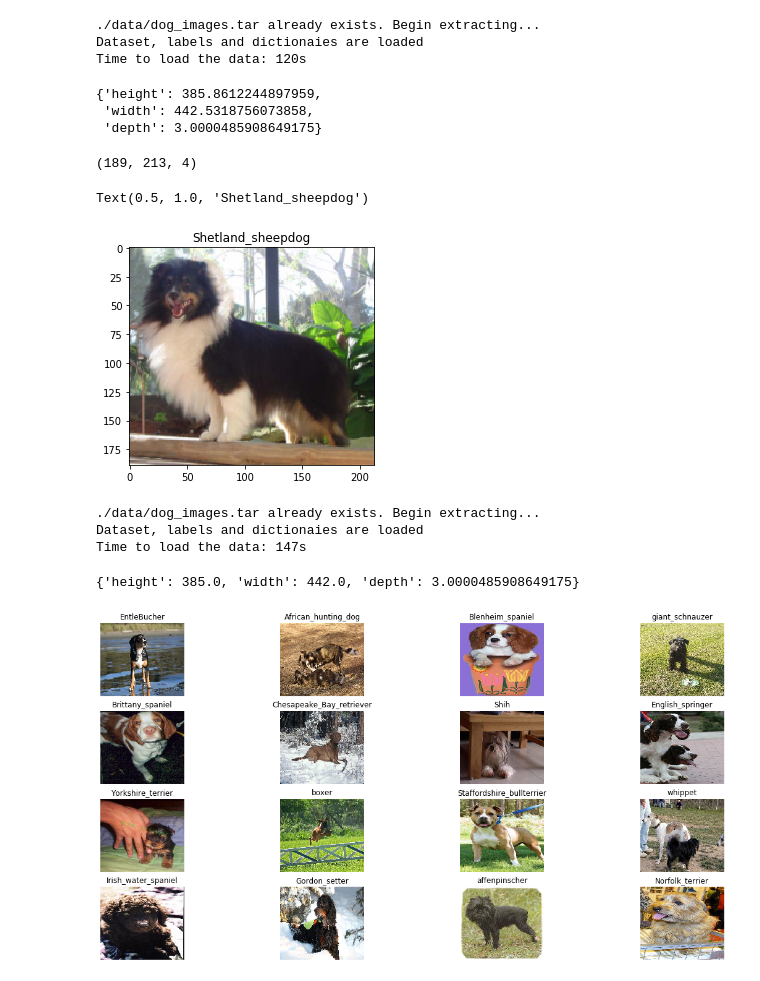
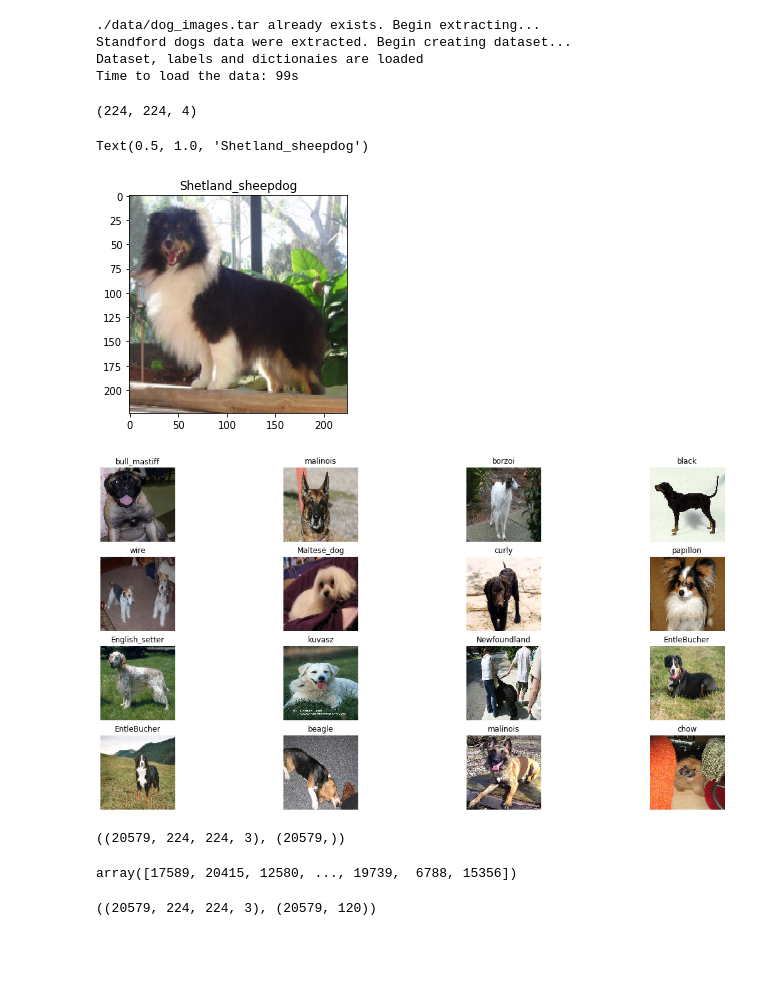
Before and after one commit to tcausero/e4040-2019Fall-Project-ATXY-tc3030-xh2439-aoj2103, a Jupyter notebook: final_project.ipynb, the cells around one changed output. Drawn from its saved outputs; the diff is of its cells as text; code cells hidden in the pictures; blank space fills up the shorter version.

```diff
--- a/final_project.ipynb
+++ b/final_project.ipynb
@@ -5,21 +9,12 @@ import matplotlib.pyplot as plt
 # %%
 t1 = time()
-data, labels, label_to_breed, breed_to_label = load_data()
+data, labels, label_to_breed, breed_to_label = load_data(width = 224, height = 224)
 print('Time to load the data: %ss' % int(time()-t1))
 # %% [output]
 ./data/dog_images.tar already exists. Begin extracting...
+Standford dogs data were extracted. Begin creating dataset...
 Dataset, labels and dictionaies are loaded
-Time to load the data: 120s
+Time to load the data: 99s
-# %%
-shape = {}
-shape['height'] = np.mean([data[i].shape[0] for i in range(len(data))])
-shape['width'] = np.mean([data[i].shape[1] for i in range(len(data))])
-shape['depth'] = np.mean([data[i].shape[2] for i in range(len(data))])
-shape
-# %% [output]
-{'height': 385.8612244897959,
- 'width': 442.5318756073858,
- 'depth': 3.0000485908649175}
 # %%
 #one image has a depth of 4
 errors, name_errors = [d for d in data if d.shape[2] != 3], [label_to_breed[labels[i]]
@@ -28,34 +23,38 @@ print(errors[0].shape)
 plt.imshow(errors[0])
 plt.title(name_errors[0])
 # %% [output]
-(189, 213, 4)
+(224, 224, 4)
 Text(0.5, 1.0, 'Shetland_sheepdog')
-[figure, old version]
+[figure, new version]
-# %%
-#change size of images (I took the mean)
-t1 = time()
-data, labels, label_to_breed, breed_to_label = load_data(width = 442, height = 385)
-print('Time to load the data: %ss' % int(time()-t1))
-# %% [output]
-./data/dog_images.tar already exists. Begin extracting...
-Dataset, labels and dictionaies are loaded
-Time to load the data: 147s
-# %%
-shape = {}
-shape['height'] = np.mean([data[i].shape[0] for i in range(len(data))])
-shape['width'] = np.mean([data[i].shape[1] for i in range(len(data))])
-shape['depth'] = np.mean([data[i].shape[2] for i in range(len(data))])
-shape
-# %% [output]
-{'height': 385.0, 'width': 442.0, 'depth': 3.0000485908649175}
+# %%
+#remove this image and the corresponding dataset
+x = [d for d in data if d.shape[2]==3]
+y = [labels[i] for i in range(len(data)) if data[i].shape[2]==3]
 # %%
 # Visualization of the original data
 fig = plt.figure(figsize=(20,10))
-mask=np.random.choice(len(data),16, replace = False)
+mask=np.random.choice(len(x),16, replace = False)
 for i in range(16):
     ax = fig.add_subplot(4,4,i+1)
-    ax.imshow(data[mask[i]])
+    ax.imshow(x[mask[i]])
     ax.axis('off')
     ax.title.set_text(label_to_breed[labels[mask[i]]])
 # %% [output]
-[figure, old version]
+[figure, new version]
+# %%
+x = np.asarray(x)
+y = np.asarray(y)
+x.shape, y.shape
+# %% [output]
+((20579, 224, 224, 3), (20579,))
+# %%
+shuffle = np.random.choice(x.shape[0], x.shape[0], replace = False)
+shuffle
+# %% [output]
+array([17589, 20415, 12580, ..., 19739,  6788, 15356])
+# %%
+x = x[shuffle,:,:,:]
+y = to_categorical(y[shuffle,])
+x.shape, y.shape
+# %% [output]
+((20579, 224, 224, 3), (20579, 120))
```
Also changed, not shown: parts of 8 cells of this notebook, 1 other file.
